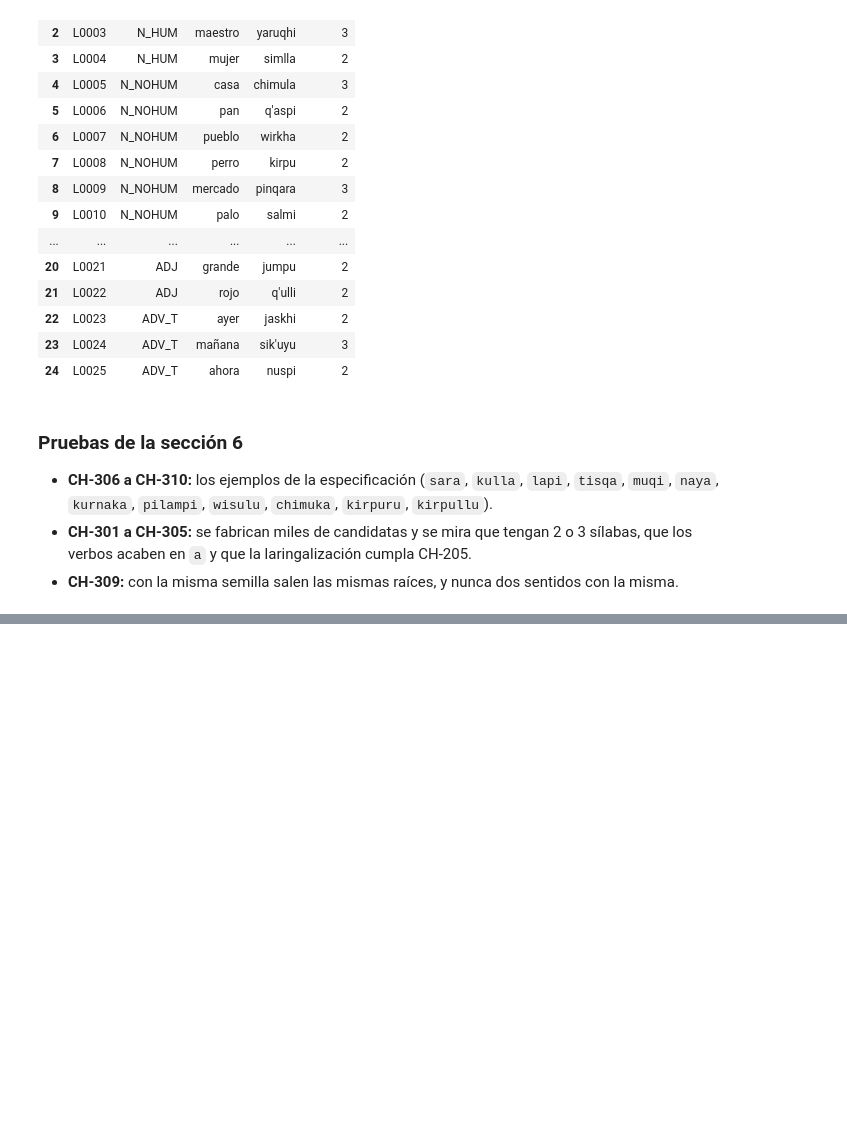
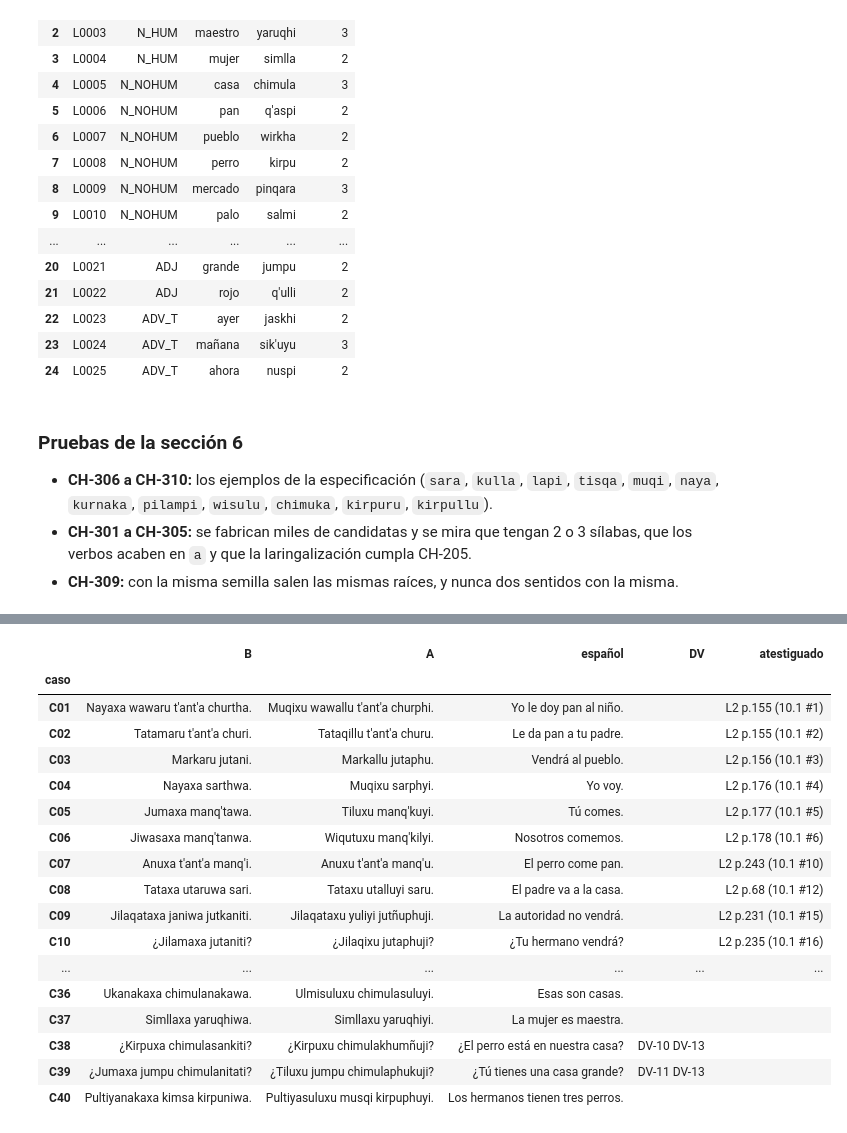
Before and after one commit to MazenAHL13/synthetic-language-generator, a Jupyter notebook: chulupi_generador.ipynb, the cells around one changed output, grey strips where cells are left out. Cells and saved outputs as stored; diff of their text form; code cells hidden in the pictures; blank space fills up the shorter version.

```diff
--- a/chulupi_generador.ipynb
+++ b/chulupi_generador.ipynb
@@ -2033,0 +2888,65 @@ OK
+# %%
+# 8.3 · Los 40 casos de CH-1201. Si uno falla, el notebook se detiene.
+import copy
+
+CASOS = json.loads((CARPETA_DATOS / "casos_prueba.json").read_text(encoding="utf-8"))
+RESULTADOS = {c["id"]: generar(c["idea"], LEX_PRUEBA) for c in CASOS}
+PALABRAS_GENERO = {"el", "la", "los", "las", "un", "una", "él", "ella", "ellos", "ellas",
+                   "este", "esta", "estos", "estas", "ese", "esa", "esos", "esas", "aquel", "aquella",
+                   "aquellos", "aquellas", "nuestro", "nuestra", "nuestros", "nuestras", "al", "del"}
+
+
+class PruebasCasos(unittest.TestCase):
+    def test_CH1201_cantidad(self):
+        """CH-1201: hay 40 casos, 17 de ellos [ATESTIGUADO]."""
+        self.assertEqual(len(CASOS), 40)
+        self.assertEqual(sum(bool(c["atestiguado"]) for c in CASOS), 17)
+
+    def test_CH1201_salidas(self):
+        """CH-1201: B, A y español exactos en los 40 casos."""
+        for c in CASOS:
+            r = RESULTADOS[c["id"]]
+            with self.subTest(caso=c["id"]):
+                self.assertEqual((r["b"], r["a"], r["es"]), (c["esperado"]["b"], c["esperado"]["a"], c["esperado"]["es"]))
+
+    def test_CH702_dv_e_ids(self):
+        """CH-702: reglas derivadas e ids de cada palabra iguales a los del archivo."""
+        for c in CASOS:
+            r = RESULTADOS[c["id"]]
+            with self.subTest(caso=c["id"]):
+                self.assertEqual(r["dv"], c["dv"])
+                self.assertEqual([[p["base"], p["ids"]] for p in r["palabras"]], c["palabras"])
+
+    def test_CH1201_atestiguados(self):
+        """CH-1201: los 17 casos [ATESTIGUADO] dan en B la oración de la guía."""
+        for c in CASOS:
+            if c["atestiguado"]:
+                with self.subTest(caso=c["id"], fuente=c["fuente"]):
+                    self.assertEqual(RESULTADOS[c["id"]]["b"], c["atestiguado"])
+
+    def test_CH709_palabras_validas(self):
+        """CH-709: cada palabra de B y de A es válida."""
+        for c in CASOS:
+            r = RESULTADOS[c["id"]]
+            for w in re.findall(r"[^\s¿?.]+", (r["b"] + " " + r["a"]).lower()):
+                self.assertEqual(validar_palabra(w), [], (c["id"], w))
+
+    def test_CH1013_genero(self):
+        """CH-1013: C12 con genero = f: misma oración B y A; el español solo cambia en palabras de género."""
+        base = next(c for c in CASOS if c["id"] == "C12")["idea"]
+        f = copy.deepcopy(base)
+        f["sujeto"]["genero"] = "f"
+        rm, rf = generar(base, LEX_PRUEBA), generar(f, LEX_PRUEBA)
+        self.assertEqual((rm["b"], rm["a"]), (rf["b"], rf["a"]))
+        self.assertNotEqual(rm["es"], rf["es"])
+        for x, y in zip(rm["es"].split(), rf["es"].split()):
+            if x != y:
+                self.assertTrue(x.strip("¿?.").lower() in PALABRAS_GENERO or x[:-1] == y[:-1], (x, y))
+
+
+correr_pruebas(PruebasCasos, titulo="40 casos de CH-1201")
+with pd.option_context("display.max_colwidth", None):
+    display(pd.DataFrame([{"caso": c["id"], "B": RESULTADOS[c["id"]]["b"], "A": RESULTADOS[c["id"]]["a"],
+                           "español": RESULTADOS[c["id"]]["es"], "DV": " ".join(RESULTADOS[c["id"]]["dv"]),
+                           "atestiguado": c["fuente"] if c["atestiguado"] else ""} for c in CASOS]).set_index("caso"))
+# %% [output]
@@ -2033,0 +2971,18 @@ OK
+|  | B | A | español | DV | atestiguado |
+| caso |  |  |  |  |  |
+| C01 | Nayaxa wawaru t'ant'a churtha. | Muqixu wawallu t'ant'a churphi. | Yo le doy pan al niño. |  | L2 p.155 (10.1 #1) |
+| C02 | Tatamaru t'ant'a churi. | Tataqillu t'ant'a churu. | Le da pan a tu padre. |  | L2 p.155 (10.1 #2) |
+| C03 | Markaru jutani. | Markallu jutaphu. | Vendrá al pueblo. |  | L2 p.156 (10.1 #3) |
+| C04 | Nayaxa sarthwa. | Muqixu sarphyi. | Yo voy. |  | L2 p.176 (10.1 #4) |
+| C05 | Jumaxa manq'tawa. | Tiluxu manq'kuyi. | Tú comes. |  | L2 p.177 (10.1 #5) |
+| C06 | Jiwasaxa manq'tanwa. | Wiqutuxu manq'kilyi. | Nosotros comemos. |  | L2 p.178 (10.1 #6) |
+| C07 | Anuxa t'ant'a manq'i. | Anuxu t'ant'a manq'u. | El perro come pan. |  | L2 p.243 (10.1 #10) |
+| C08 | Tataxa utaruwa sari. | Tataxu utalluyi saru. | El padre va a la casa. |  | L2 p.68 (10.1 #12) |
+| C09 | Jilaqataxa janiwa jutkaniti. | Jilaqataxu yuliyi jutñuphuji. | La autoridad no vendrá. |  | L2 p.231 (10.1 #15) |
+| C10 | ¿Jilamaxa jutaniti? | ¿Jilaqixu jutaphuji? | ¿Tu hermano vendrá? |  | L2 p.235 (10.1 #16) |
+| ... | ... | ... | ... | ... | ... |
+| C36 | Ukanakaxa chimulanakawa. | Ulmisuluxu chimulasuluyi. | Esas son casas. |  |  |
+| C37 | Simllaxa yaruqhiwa. | Simllaxu yaruqhiyi. | La mujer es maestra. |  |  |
+| C38 | ¿Kirpuxa chimulasankiti? | ¿Kirpuxu chimulakhumñuji? | ¿El perro está en nuestra casa? | DV-10 DV-13 |  |
+| C39 | ¿Jumaxa jumpu chimulanitati? | ¿Tiluxu jumpu chimulaphukuji? | ¿Tú tienes una casa grande? | DV-11 DV-13 |  |
+| C40 | Pultiyanakaxa kimsa kirpuniwa. | Pultiyasuluxu musqi kirpuphuyi. | Los hermanos tienen tres perros. |  |  |
```
Also changed, not shown: parts of 16 cells of this notebook, 1 other file.
